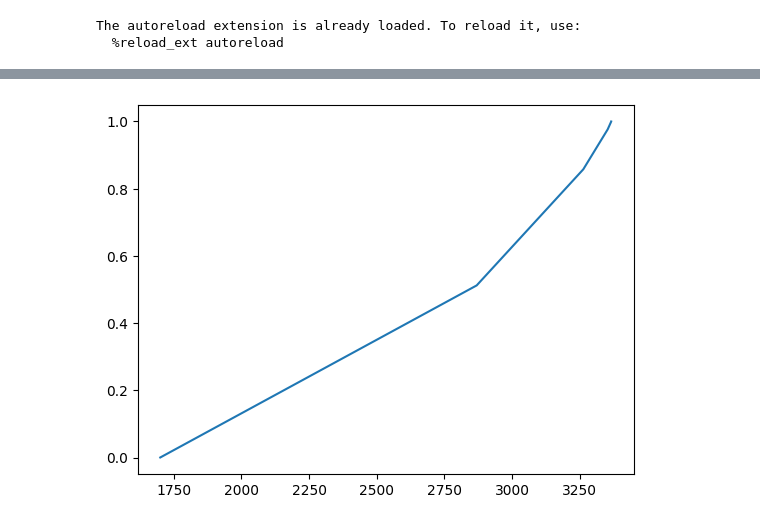
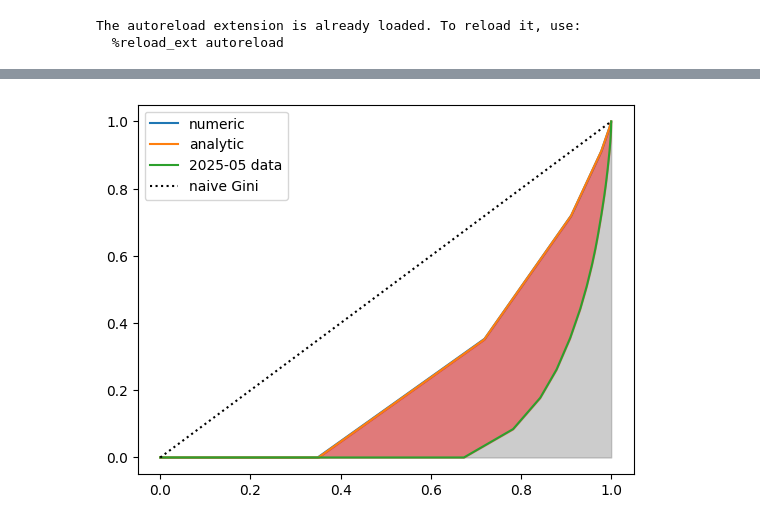
Before and after one commit to safer-streets/safer-streets-core, a Jupyter notebook: gini.ipynb, the cells around one changed output, grey strips where cells are left out. Saved outputs shown, nothing was run; the diff lists cells and outputs as text; code cells hidden in the pictures.

Commit message:
adjusted gini

```diff
--- a/gini.ipynb
+++ b/gini.ipynb
@@ -92,0 +81,4 @@ lorenz_curves.plot(legend=False, title="Lorenz Curves for Crime Counts by Month"
+# %%
+data = {m: lorenz_curve(c) for m, c in count_data.items()}
+lorenz_curves = pd.DataFrame(data)
+lorenz_curves.plot(legend=False, title="Lorenz Curves for Crime Counts by Month")
@@ -93,6 +100,7 @@ lorenz_curves.plot(legend=False, title="Lorenz Curves for Crime Counts by Month"
 # %%
 n_spatial_units = len(features)
 n_crimes_per_month = round(count_data.sum().mean())
-mu = n_crimes_per_month / n_spatial_units
-n_crimes_per_month, n_spatial_units, mu # the mean count of incidents
+
+lambda_ = n_crimes_per_month / n_spatial_units
+f"{n_crimes_per_month=} {n_spatial_units=} {lambda_=}"  # the mean count of incidents
 # %% [output]
@@ -121,16 +134,9 @@ dtype: int64
 # %%
+dist = poisson(lambda_)
 
-indices, counts = np.unique(samples, return_counts=True)
-counts = pd.Series(index=indices, data=counts / n_spatial_units, name="simulated").to_frame()
-
-counts.loc[0] = 1.0 - counts.sum()
-
-counts = counts.sort_index()
-
-dist = poisson(mu)
-
-counts["dist"] = counts.index.map(dist.pmf) # * n_spatial_units
-ax = counts.simulated.plot.bar()
-ax.plot(counts.dist, c="r", marker="o")
+counts["pdf"] = counts.index.map(dist.pmf)  # * n_spatial_units
+ax = counts.sim.plot.bar()
+ax.plot(counts.pdf, ":", c="r", marker="o", label="PDF")
 ax.set_xlabel("Incidents per spatial unit")
 ax.set_ylabel("Proportion of spatial units")
+ax.legend();
@@ -137,7 +157,17 @@ ax.set_ylabel("Proportion of spatial units")
 # %%
-lorenz_curve = np.sort(samples).cumsum() / samples.sum()
+lorenz = lorenz_curve(sample).rename("numeric").to_frame()
+# lorenz["diff"] = lorenz.lorenz.diff() * n_spatial_units
+icdf = dist.ppf(lorenz.index)
+icdf[0] = 0
+lorenz["analytic"] = icdf.cumsum() / n_crimes_per_month
+# fix...
+lorenz.loc[1.0, "analytic"] = 1.0
+ax = lorenz.plot()
+lorenz_curves["2025-05"].plot(ax=ax, label="2025-05 data")
+ax.plot([0, 1], [0, 1], ":", c="k", label="naive Gini")
 
-#len(samples), n_spatial_units
-ax = plt.plot(range(n_spatial_units - len(samples), n_spatial_units), lorenz_curve)
+ax.fill_between(lorenz_curves.index, 0, lorenz["analytic"], color="grey", alpha=0.4)
+ax.fill_between(lorenz_curves.index, lorenz_curves["2025-05"], lorenz["analytic"], color="r", alpha=0.4)
+ax.legend();
 # %% [output]
-[figure, old version]
+[figure, new version]
```
Also changed, not shown: parts of 23 cells of this notebook, 3 other files.
